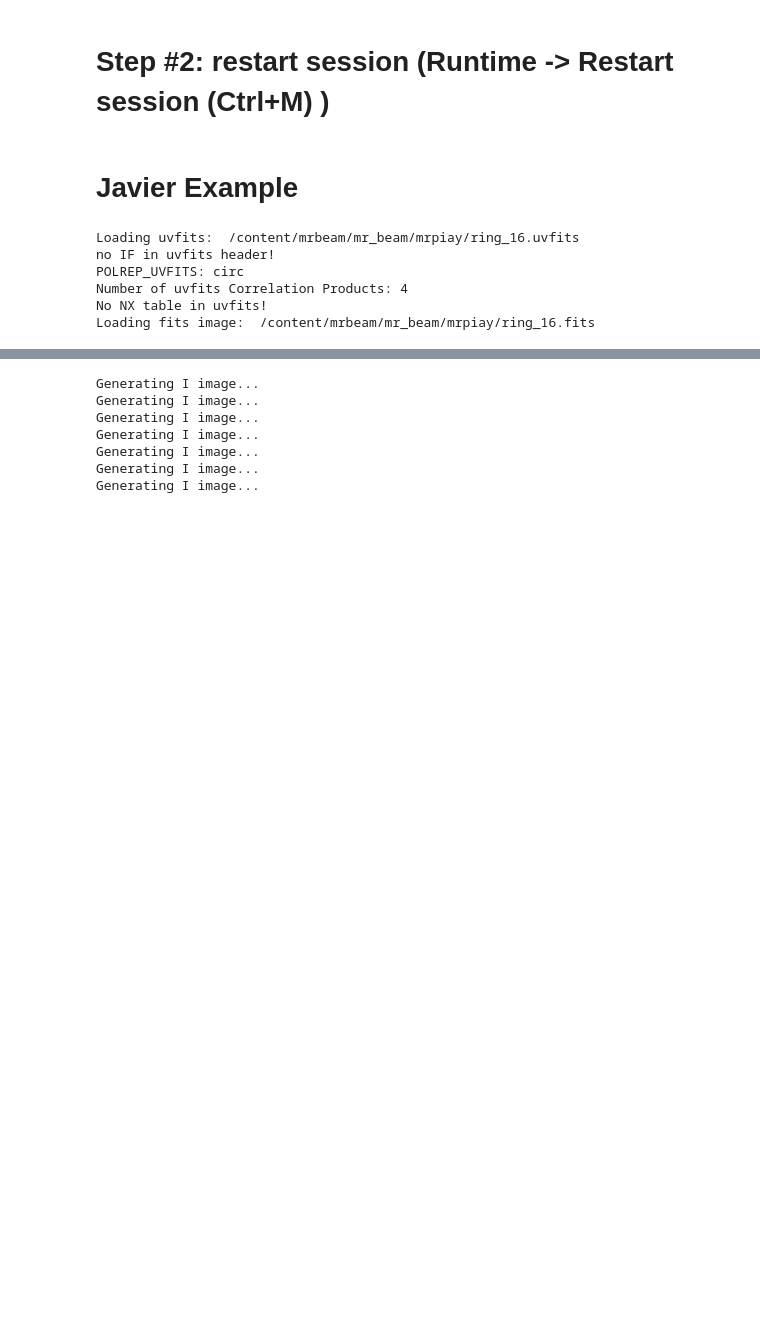
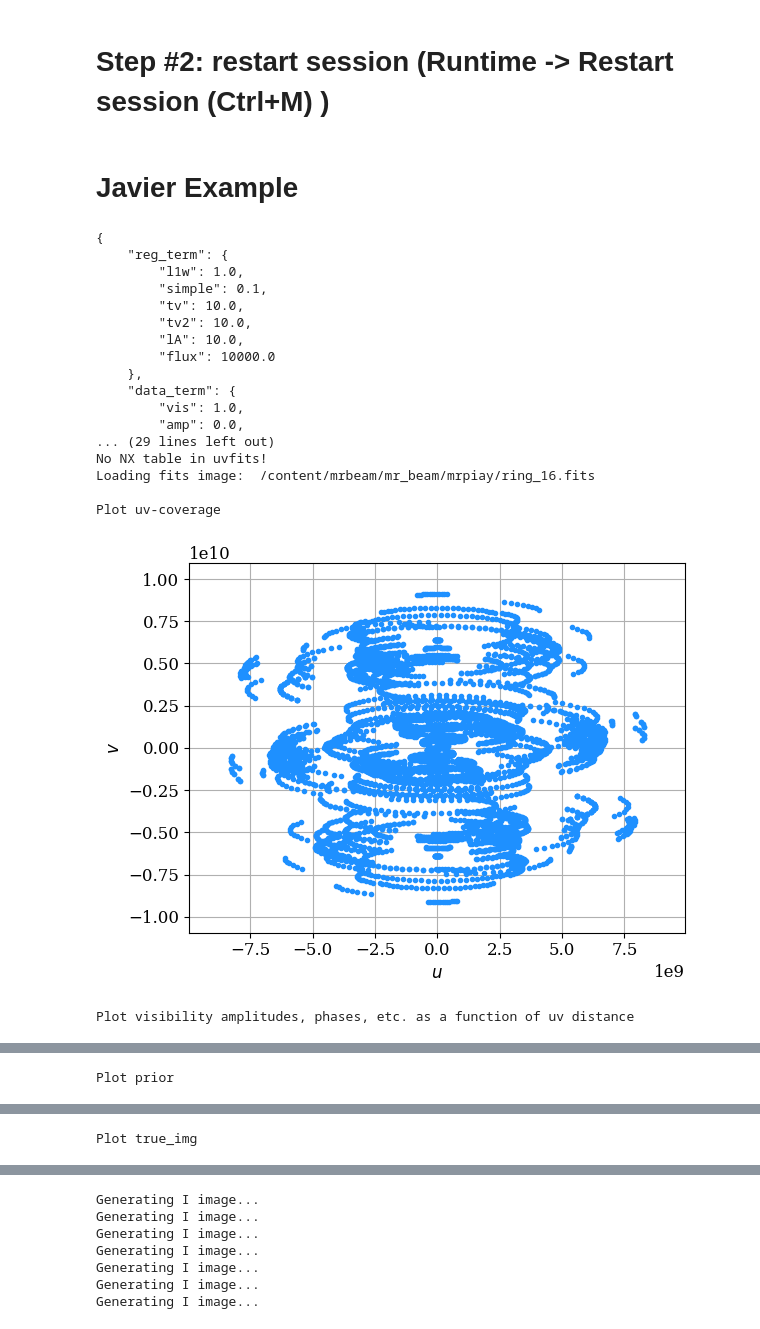
Before and after one commit to mrpiay/mrbeam, a Jupyter notebook: mrbeam_colab.ipynb, the cells around one changed output, grey strips where cells are left out. Saved outputs shown, nothing was run; the diff lists cells and outputs as text; code cells hidden in the pictures; blank space fills up the shorter version.

```diff
--- a/mrbeam_colab.ipynb
+++ b/mrbeam_colab.ipynb
@@ -93,24 +93,51 @@ def create_config_json():
 # %%
 # Prior definition for the entropy regularizer
 
 #obs = eh.obsdata.load_uvfits(config['uvf'])
 
 #mrpiay
 with open(config_file) as f:
     config = json.load(f)
+print(json.dumps(config, indent=4),'\n')
 #mrpiay
 
 obs = eh.obsdata.load_uvfits(config['uvf'])
 true_img = eh.image.load_fits(config['img'])
 obs_sc = obs.copy()
 
 prior = eh.image.make_square(obs_sc, npix, fov) #prior image, make a prior image
 prior = prior.add_gauss(zbl, (prior_fwhm, prior_fwhm, 0, 0, 0))
 prior = prior.add_gauss(1e-2*zbl, (100*eh.RADPERUAS, 100*eh.RADPERUAS, 0, 100*eh.RADPERUAS, 100*eh.RADPERUAS))
+
+#mrpiay
+# Plot uv-coverage
+print('\nPlot uv-coverage')
+obs.plotall('u', 'v', conj=True)
+# Plot visibility amplitudes, phases, etc. as a function of uv distance
+print('\nPlot visibility amplitudes, phases, etc. as a function of uv distance')
+obs.plotall('uvdist', 'amp')
+print('\nPlot prior')
+prior.display()
+print('\nPlot true_img')
+true_img.display()
+#mrpiay
 # %% [output]
-Loading uvfits:  /content/mrbeam/mr_beam/mrpiay/ring_16.uvfits
-no IF in uvfits header!
-POLREP_UVFITS: circ
-Number of uvfits Correlation Products: 4
+{
+    "reg_term": {
+        "l1w": 1.0,
+        "simple": 0.1,
+        "tv": 10.0,
+        "tv2": 10.0,
+        "lA": 10.0,
+        "flux": 10000.0
+    },
+    "data_term": {
+        "vis": 1.0,
+        "amp": 0.0,
+... (29 lines left out)
 No NX table in uvfits!
 Loading fits image:  /content/mrbeam/mr_beam/mrpiay/ring_16.fits
+
+Plot uv-coverage
+[figure, added]
+Plot visibility amplitudes, phases, etc. as a function of uv distance
@@ -116,0 +145 @@ Loading fits image:  /content/mrbeam/mr_beam/mrpiay/ring_16.fits
+Plot prior
@@ -116,0 +147 @@ Loading fits image:  /content/mrbeam/mr_beam/mrpiay/ring_16.fits
+Plot true_img
```
Also changed, not shown: parts of 1 cell of this notebook.
